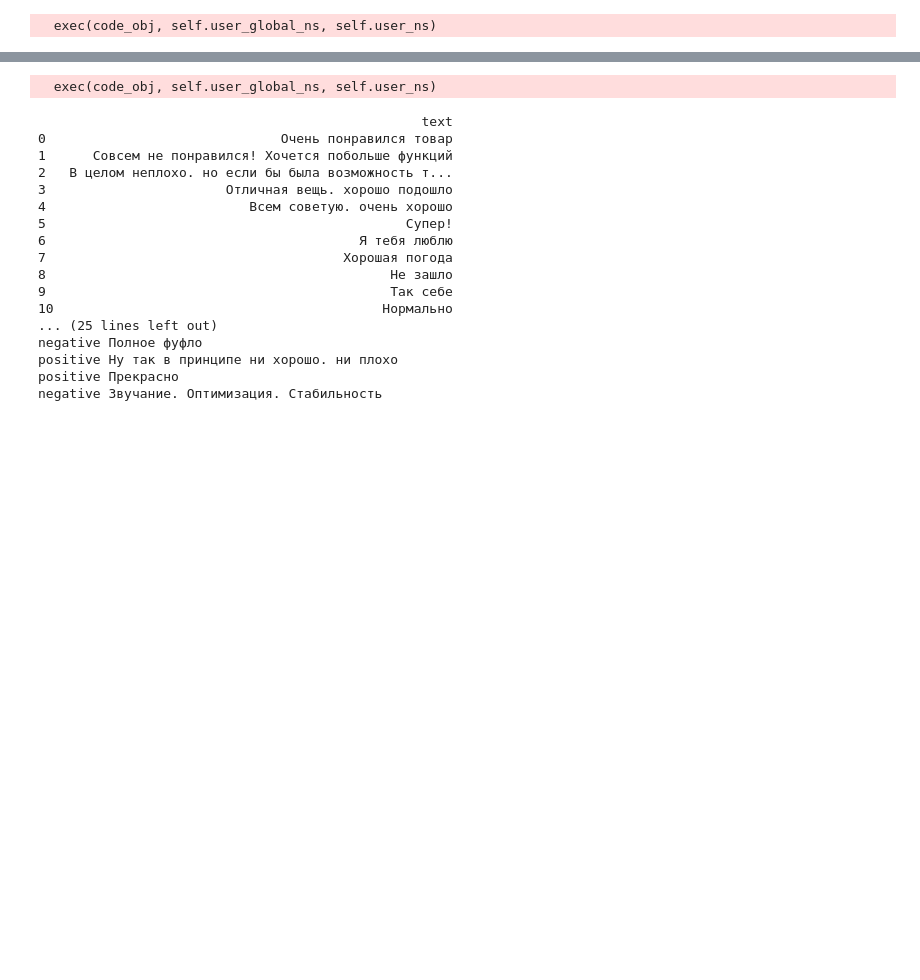
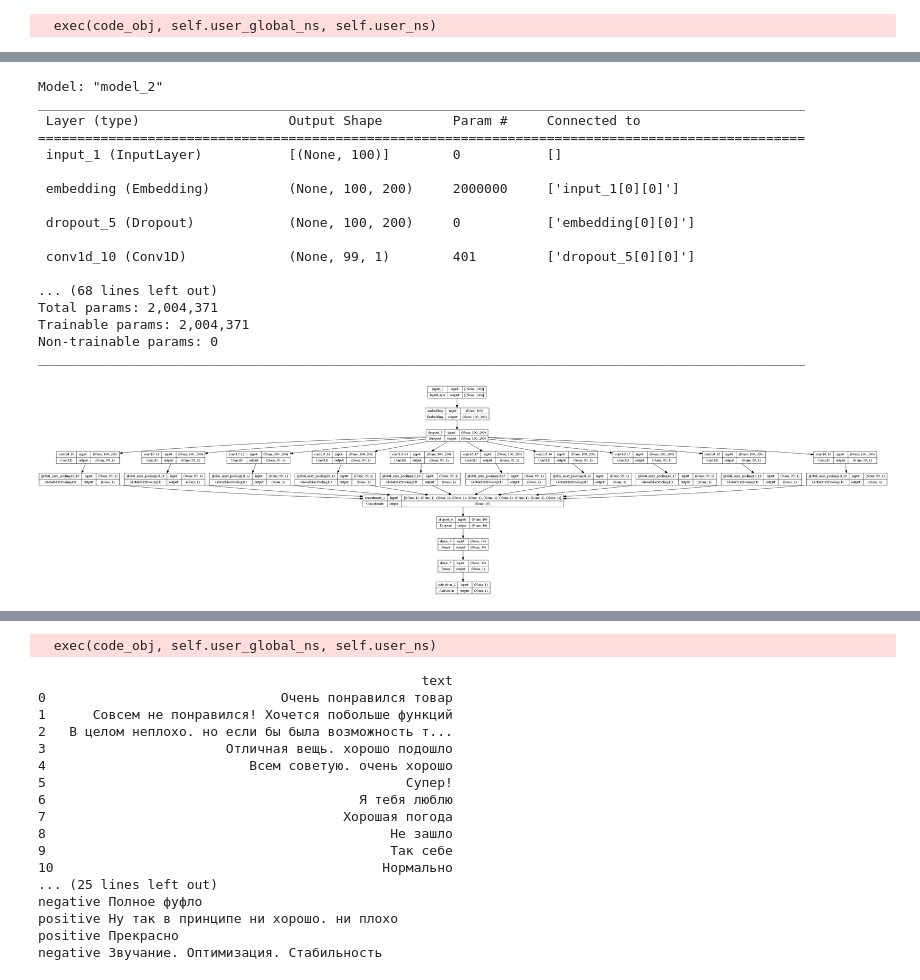
Before and after one commit to GorshkovaTatiana/NN, a Jupyter notebook: NN_3.ipynb, the cells around one changed output, grey strips where cells are left out. Cells and saved outputs as stored; diff of their text form; code cells hidden in the pictures; blank space fills up the shorter version.

```diff
--- a/NN_3.ipynb
+++ b/NN_3.ipynb
@@ -189,3 +179,54 @@ ________________________________________________________________________________
+# %%
+# Создаем сверточную сеть для обработки биграмм
+from keras import optimizers
+from keras.layers import Dense, concatenate, Activation, Dropout, LSTM
+from keras.models import Model
+from keras.layers.convolutional import Conv1D
+from keras.layers.pooling import GlobalMaxPooling1D
+from keras.utils import plot_model
+
+branches = []
+# Добавляем dropout-регуляризацию
+x = Dropout(0.2)(review_encoder)
+
+for size, filters_count in [(2, 10)]:
+    for i in range(filters_count):
+        # Добавляем слой свертки
+        branch = Conv1D(filters=1, kernel_size=size, padding='valid', activation='relu')(x)
+        # Добавляем слой субдискретизации
+        branch = GlobalMaxPooling1D()(branch)
+        branches.append(branch)
+# Конкатенируем карты признаков
+x = concatenate(branches, axis=1)
+# Добавляем dropout-регуляризацию
+x = Dropout(0.2)(x)
+x = Dense(30, activation='relu')(x)
+x = Dense(1)(x)
+output = Activation('sigmoid')(x)
+
+model = Model(inputs=[review_input], outputs=[output])
+model.compile(loss='binary_crossentropy', optimizer='adam', metrics=[precision, recall, f1])
+model.summary()
+plot_model(model, to_file='model_plot.png', show_shapes=True, show_layer_names=True)
+# %% [output]
+Model: "model_2"
+__________________________________________________________________________________________________
+ Layer (type)                   Output Shape         Param #     Connected to
+==================================================================================================
+ input_1 (InputLayer)           [(None, 100)]        0           []
+
+ embedding (Embedding)          (None, 100, 200)     2000000     ['input_1[0][0]']
+
+ dropout_5 (Dropout)            (None, 100, 200)     0           ['embedding[0][0]']
+
+ conv1d_10 (Conv1D)             (None, 99, 1)        401         ['dropout_5[0][0]']
+
+... (68 lines left out)
+Total params: 2,004,371
+Trainable params: 2,004,371
+Non-trainable params: 0
+__________________________________________________________________________________________________
+[figure, added]
 # %%
 from keras.callbacks import ModelCheckpoint
 
```
Also changed, not shown: parts of 9 cells of this notebook.
